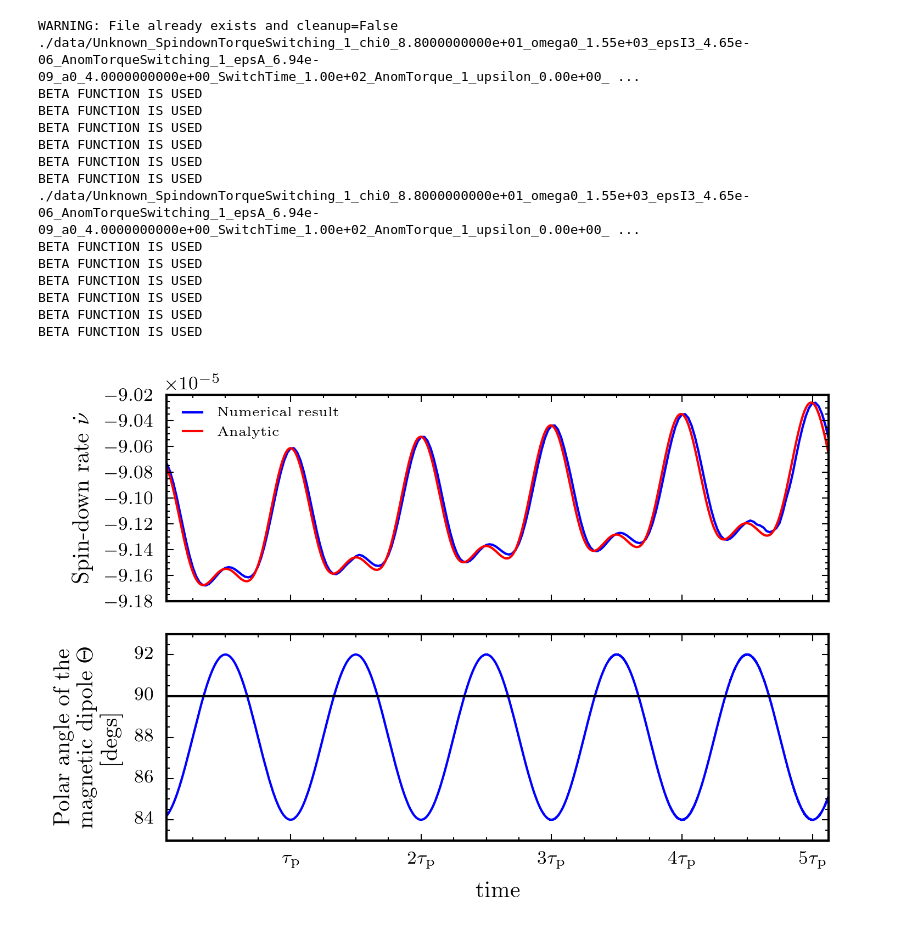
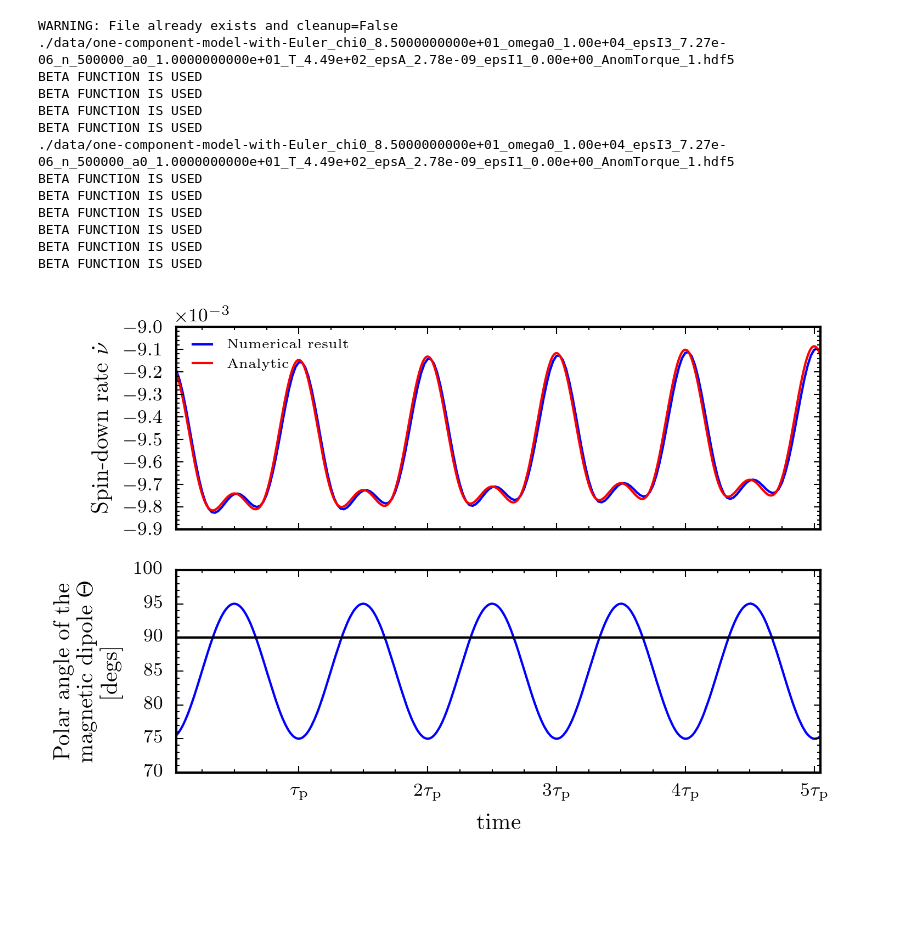
Before and after one commit to GregoryAshton/thesis, a Jupyter notebook: inertial_frame/SpindownRateModulations.ipynb, the cells around one changed output. Saved outputs shown, nothing was run; the diff lists cells and outputs as text; code cells hidden in the pictures; blank space fills up the shorter version.

Commit message:
Update to values used in C4 simulations

```diff
--- a/inertial_frame/SpindownRateModulations.ipynb
+++ b/inertial_frame/SpindownRateModulations.ipynb
@@ -30,25 +33,25 @@ c = 3e10
 I0 = 1e45
 
 # B1828-11 Values
-tauP = 1009 * 86400 # Precession period
-nu0 = 2.469
-B0 = 5e12
+tauP = 1000 * 86400 # Precession period
+B0 = 1e12
 
 
 # Derived values
-omega0 = 2 * np.pi * nu0
+omega0 = 10
+nu0 = omega0/(2*np.pi)
 epsI3 = 1.0/(nu0 * tauP)
 epsA = B0**2 * R**5 / (4 * I0 * c**2)
 
 # Simulation values
 T = 3000 * 86400
 n = 500000
-error = 1e-12
+error = 1e-15
 
 # Manual changes
 new_epsI3 = epsI3 * 1e3
-new_epsA = epsA * 1e3
-new_omega0 = omega0 * 1e2
+new_epsA = epsA * 1e4
+new_omega0 = 10000
 new_tauP = 2 * np.pi/(new_epsI3 * new_omega0)
 new_T = 5.2 * new_tauP
 
@@ -58,19 +61,20 @@ P = 2*np.pi/new_omega0
 tauP = new_tauP
 time = np.linspace(0, new_T, 1000)
 # %%
-a0 = 4
-chi0 = 49.99
+a0 = 2
+chi0 = 50.0
 file_name = main(chi0=chi0, epsI3=new_epsI3, epsA=new_epsA, omega0=new_omega0, T=new_T,
                  n=n, error=error, a0=a0, cleanup=False, DryRun=False,
                  )
+File_Functions.PropertiesTable(file_name, "SpindownRate_normal")
+File_Functions.PrintParameterDictionary(file_name)
 PD = nsmod.File_Functions.Parameter_Dictionary(file_name)
 tauAge = PD['tauE']
-ax = Plot.SpindownRate(file_name, label="Numerical result", figsize=(5, 2))
-ax.plot(time, nudot(time, P, tauP, tauAge, theta=a0, chi=chi0), "r", label="Analytic")
+ax = Plot.SpindownRate(file_name, label="Numerical result", figsize=(5, 2), divisor=5)
+ax.plot(time, nudot(time, new_omega0, new_epsI3, tauAge, theta=a0, chi=chi0), "r", label="Analytic")
 ax.legend(loc=2, frameon=False, fontsize=6)
-ax.set_ylim(-6.2e-5, -4.5e-5)
+ax.set_ylim(-6.2e-3, -5.2e-3)
 plt.tight_layout()
 plt.savefig("img/SpindownRate_normal.pdf")
-File_Functions.PropertiesTable(file_name, "SpindownRate_normal")
 # %% [output]
 WARNING: File already exists and cleanup=False
@@ -87,42 +118,39 @@ BETA FUNCTION IS USED
 # %%
-a0 = 4
-chi0 = 88
+a0 = 10
+chi0 = 85.0
 file_name = main(chi0=chi0, epsI3=new_epsI3, epsA=new_epsA, omega0=new_omega0, T=new_T,
-                 n=n, error=error, a0=a0, cleanup=False, DryRun=False,
+                 n=n, error=1e-12, a0=a0, cleanup=False, DryRun=False,
                  )
 
 fig, (ax1, ax2) = plt.subplots(nrows=2, figsize=(5, 3.5), sharex=True)
 
 ax1 = Plot.SpindownRate(file_name, label="Numerical result", ax=ax1)
 ax1.set_xlabel("")
 ax1.set_xticklabels([])
-PD = nsmod.File_Functions.Parameter_Dictionary(file_name)
-tauAge = PD['tauE']
-ax1.plot(time, nudot(time, P, tauP, tauAge, theta=a0, chi=chi0), "r",
-        label="Analytic")
+tauAge = 3*c/(2*R*new_epsA*new_omega0**2) / np.sin(np.radians(chi0))**2 / np.cos(np.radians(a0))
+tauP = np.float(PD['tauP'])
+ax1.plot(time, nudot(time, new_omega0, new_epsI3, tauAge, theta=a0, chi=chi0), "r", label="Analytic")
 ax1.legend(loc=2, fontsize=6, frameon=False)
 
 
 ax2 = Plot.big_theta(file_name, ax=ax2)
 ax2.axhline(90, color="k")
 #ax2.set_ylabel("$\Theta$", labelpad=10)
 plt.tight_layout()
 plt.savefig("img/SpindownRate_orthog.pdf")
 File_Functions.PropertiesTable(file_name, "SpindownRate_orthog")
 # %% [output]
 WARNING: File already exists and cleanup=False
-./data/Unknown_SpindownTorqueSwitching_1_chi0_8.8000000000e+01_omega0_1.55e+03_epsI3_4.65e-06_AnomTorqueSwitching_1_epsA_6.94e-09_a0_4.0000000000e+00_SwitchTime_1.00e+02_AnomTorque_1_upsilon_0.00e+00_ ...
+./data/one-component-model-with-Euler_chi0_8.5000000000e+01_omega0_1.00e+04_epsI3_7.27e-06_n_500000_a0_1.0000000000e+01_T_4.49e+02_epsA_2.78e-09_epsI1_0.00e+00_AnomTorque_1.hdf5
+BETA FUNCTION IS USED
+BETA FUNCTION IS USED
+BETA FUNCTION IS USED
+BETA FUNCTION IS USED
+./data/one-component-model-with-Euler_chi0_8.5000000000e+01_omega0_1.00e+04_epsI3_7.27e-06_n_500000_a0_1.0000000000e+01_T_4.49e+02_epsA_2.78e-09_epsI1_0.00e+00_AnomTorque_1.hdf5
 BETA FUNCTION IS USED
 BETA FUNCTION IS USED
 BETA FUNCTION IS USED
 BETA FUNCTION IS USED
 BETA FUNCTION IS USED
 BETA FUNCTION IS USED
-./data/Unknown_SpindownTorqueSwitching_1_chi0_8.8000000000e+01_omega0_1.55e+03_epsI3_4.65e-06_AnomTorqueSwitching_1_epsA_6.94e-09_a0_4.0000000000e+00_SwitchTime_1.00e+02_AnomTorque_1_upsilon_0.00e+00_ ...
-BETA FUNCTION IS USED
-BETA FUNCTION IS USED
-BETA FUNCTION IS USED
-BETA FUNCTION IS USED
-BETA FUNCTION IS USED
-BETA FUNCTION IS USED
-[figure, old version]
+[figure, new version]
```
Also changed, not shown: parts of 4 cells of this notebook, 14 other files.
